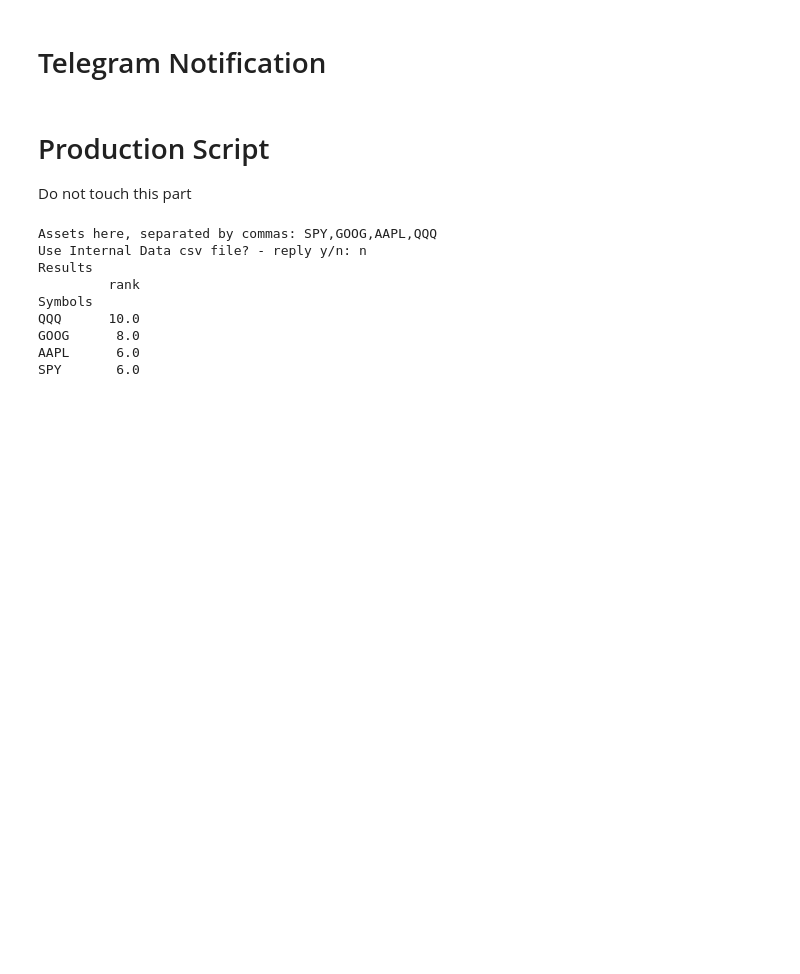
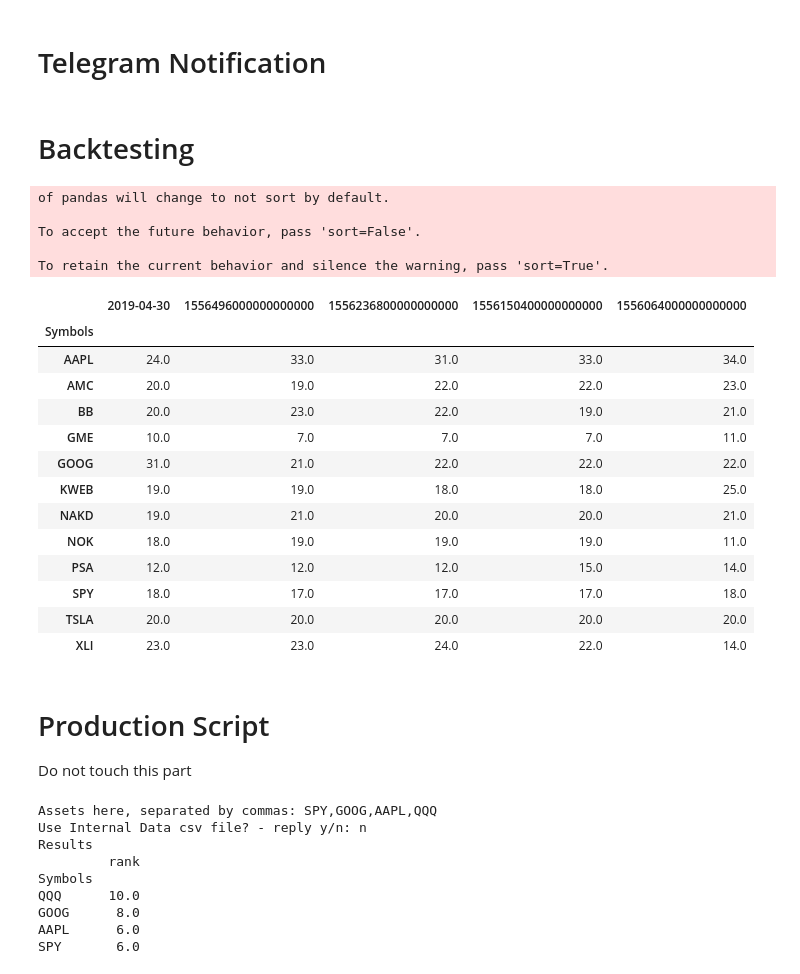
Before and after one commit to LtheKid/market_neutral, a Jupyter notebook: Market_Neutral_Strategy.ipynb, the cells around one changed output. Cells and saved outputs as stored; diff of their text form; code cells hidden in the pictures; blank space fills up the shorter version.

Commit message:
Added Backtesting (Phase 1)
Phase 1 backtest code models the changes in ranked values using the market neutral strategy

```diff
--- a/Market_Neutral_Strategy.ipynb
+++ b/Market_Neutral_Strategy.ipynb
@@ -176,3 +168,5 @@ get_stock(combined, key, chat_id)
 #while True:
  #   getStock(combined)
    # time.sleep(216000)
+# %% [markdown]
+# Backtesting
@@ -179,3 +175,64 @@ get_stock(combined, key, chat_id)
+# %%
+x=0
+backtest_period=5
+backtest_date="2019-04-30"
+# %%
+historical_data_close=yh(myassetlist,end=backtest_date)['Close']
+historical_data_vol=yh(myassetlist,end=backtest_date)['Volume']
+# %%
+for x in range(0,backtest_period):
+    # Get 20 day returns and rank
+    ranked_momentum = pd.DataFrame(historical_data_close.pct_change(20).mean().sort_values(ascending = False)) # Ascending to descending returns
+    ranked_momentum.columns = ['20_day_returns']
+    ranked_momentum[backtest_date] = ranked_momentum['20_day_returns'].rank()
+
+    #moving average short/long term
+    ranked_ma_assets = pd.DataFrame(((historical_data_close.tail(ma_short).mean()-historical_data_close.tail(ma_long).mean())/historical_data_close.tail(ma_long).mean()).sort_values(ascending = False))
+    ranked_ma_assets.columns = ['MA_crossover']
+    ranked_ma_assets[backtest_date] = ranked_ma_assets.rank()
+    vf=yh(myassetlist)['Volume']
+
+    #VPT indicator
+    ranked_pv_assets = pd.DataFrame(((historical_data_vol*historical_data_close.pct_change()).cumsum()).pct_change(pv_period).tail(1).sum().sort_values(ascending = False))
+    ranked_pv_assets.columns = ['VPT_Indicator']
+    ranked_pv_assets[backtest_date] = ranked_pv_assets.rank()
+
+    #Combined ranking
+    combined = pd.DataFrame(pd.concat([ranked_momentum,ranked_ma_assets,ranked_pv_assets])[backtest_date])
+    combined = combined.reset_index()
+    combined = combined.groupby('Symbols').sum()
+
+    if x==0:
+        historical_analysis = combined
+    else:
+        historical_analysis=pd.concat([historical_analysis,combined],axis=1,join="inner")
+    x=x+1
+    historical_data_close=historical_data_close[:-1]
+    historical_data_vol=historical_data_vol[:-1]
+    backtest_date=historical_data_vol.tail(1).index.item()
+# %% [output]
+of pandas will change to not sort by default.
+
+To accept the future behavior, pass 'sort=False'.
+
+To retain the current behavior and silence the warning, pass 'sort=True'.
+# %%
+historical_analysis
+# %% [output]
+|  | 2019-04-30 | 1556496000000000000 | 1556236800000000000 | 1556150400000000000 | 1556064000000000000 |
+| Symbols |  |  |  |  |  |
+| AAPL | 24.0 | 33.0 | 31.0 | 33.0 | 34.0 |
+| AMC | 20.0 | 19.0 | 22.0 | 22.0 | 23.0 |
+| BB | 20.0 | 23.0 | 22.0 | 19.0 | 21.0 |
+| GME | 10.0 | 7.0 | 7.0 | 7.0 | 11.0 |
+| GOOG | 31.0 | 21.0 | 22.0 | 22.0 | 22.0 |
+| KWEB | 19.0 | 19.0 | 18.0 | 18.0 | 25.0 |
+| NAKD | 19.0 | 21.0 | 20.0 | 20.0 | 21.0 |
+| NOK | 18.0 | 19.0 | 19.0 | 19.0 | 11.0 |
+| PSA | 12.0 | 12.0 | 12.0 | 15.0 | 14.0 |
+| SPY | 18.0 | 17.0 | 17.0 | 17.0 | 18.0 |
+| TSLA | 20.0 | 20.0 | 20.0 | 20.0 | 20.0 |
+| XLI | 23.0 | 23.0 | 24.0 | 22.0 | 14.0 |
 # %% [markdown]
 
 # Production Script
```
Also changed, not shown: parts of 9 cells of this notebook.
